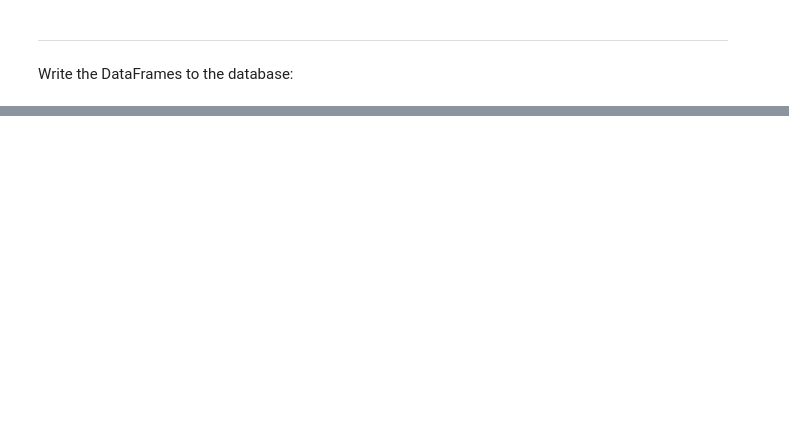
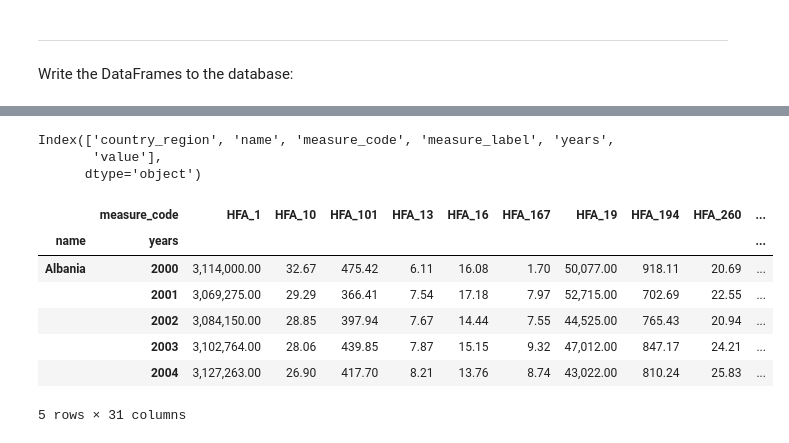
Before and after one commit to EduHealth-Insights/Edu-health-demographics, a Jupyter notebook: HFA_cleaning.ipynb, the cells around one changed output, grey strips where cells are left out. Cells and saved outputs as stored; diff of their text form; code cells hidden in the pictures; blank space fills up the shorter version.

```diff
--- a/HFA_cleaning.ipynb
+++ b/HFA_cleaning.ipynb
@@ -331,0 +586,7 @@ Write the DataFrames to the database:
+# %%
+HFA_melted = pd.melt(HFA_df,
+                      id_vars=['country_region', 'name', 'measure_code', 'measure_label'],
+                      value_vars=['2000','2001', '2002', '2003', '2004', '2005', '2006', '2007', '2008', '2009', '2010', '2011', '2012', '2013', '2014', '2015', '2016', '2017', '2018', '2019', '2020', '2021', '2022'],
+                      var_name='years',
+                      value_name='value'
+                      )
@@ -331,0 +607,23 @@ Write the DataFrames to the database:
+# %%
+HFA_melted.columns
+# %% [output]
+Index(['country_region', 'name', 'measure_code', 'measure_label', 'years',
+       'value'],
+      dtype='object')
+# %%
+HFA_melted_pivoted = pd.pivot(HFA_melted,
+                       columns='measure_code',
+                       index=['name', 'years'],
+                       values='value'
+                       )
+# %%
+HFA_melted_pivoted.head()
+# %% [output]
+|  | measure_code | HFA_1 | HFA_10 | HFA_101 | HFA_13 | HFA_16 | HFA_167 | HFA_19 | HFA_194 | HFA_260 | ... |
+| name | years |  |  |  |  |  |  |  |  |  | ... |
+| Albania | 2000 | 3,114,000.00 | 32.67 | 475.42 | 6.11 | 16.08 | 1.70 | 50,077.00 | 918.11 | 20.69 | ... |
+|  | 2001 | 3,069,275.00 | 29.29 | 366.41 | 7.54 | 17.18 | 7.97 | 52,715.00 | 702.69 | 22.55 | ... |
+|  | 2002 | 3,084,150.00 | 28.85 | 397.94 | 7.67 | 14.44 | 7.55 | 44,525.00 | 765.43 | 20.94 | ... |
+|  | 2003 | 3,102,764.00 | 28.06 | 439.85 | 7.87 | 15.15 | 9.32 | 47,012.00 | 847.17 | 24.21 | ... |
+|  | 2004 | 3,127,263.00 | 26.90 | 417.70 | 8.21 | 13.76 | 8.74 | 43,022.00 | 810.24 | 25.83 | ... |
+5 rows × 31 columns
```
Also changed, not shown: parts of 39 cells of this notebook, 2 other files.
